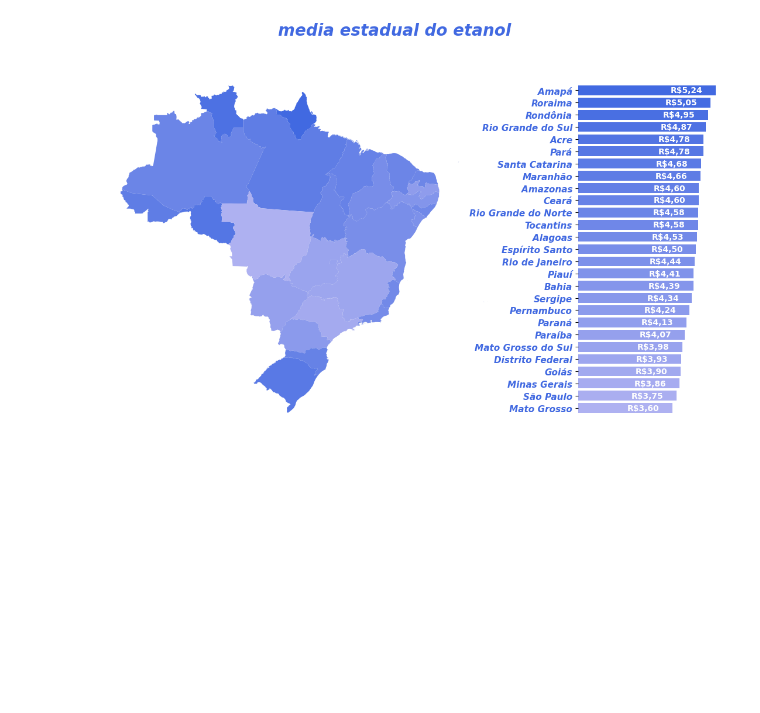
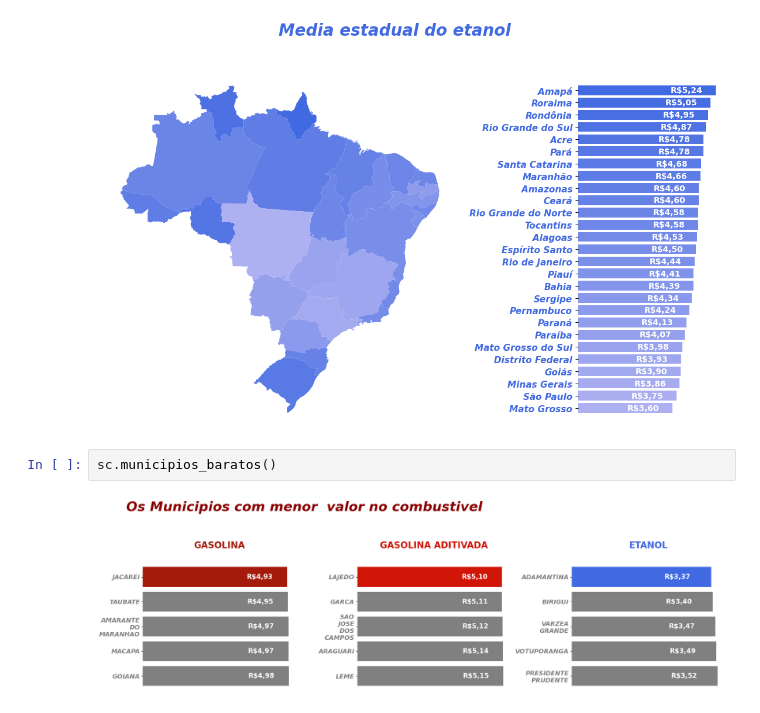
Before and after one commit to davidmidoria/analise_gasolina_etanol, a Jupyter notebook: teste.ipynb, the cells around one changed output. Saved outputs shown, nothing was run; the diff lists cells and outputs as text; blank space fills up the shorter version.

```diff
--- a/teste.ipynb
+++ b/teste.ipynb
@@ -20,3 +20,7 @@ sc.media_gasolina_adit()
 sc.media_etanol()
 # %% [output]
 [figure]
+# %%
+sc.municipios_baratos()
+# %% [output]
+[figure, added]
```
Also changed, not shown: parts of 1 cell of this notebook, 2 other files.
